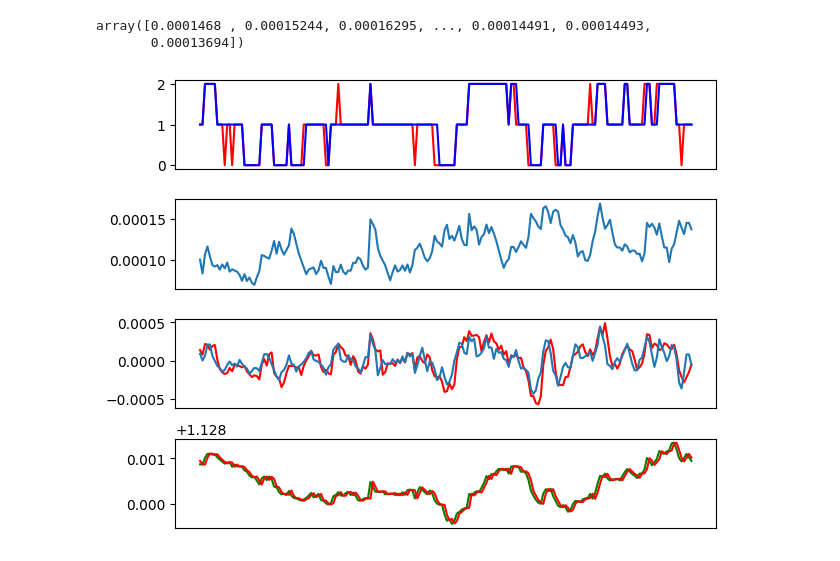
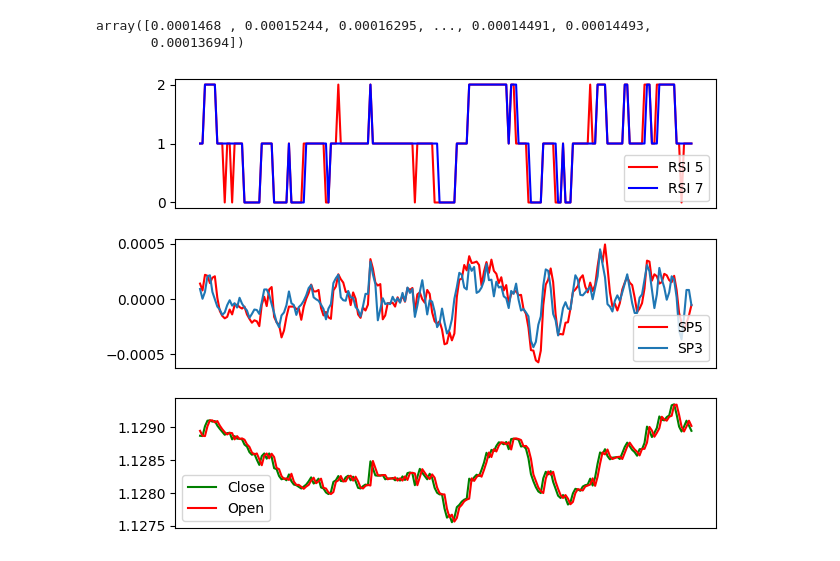
Before and after one commit to AlexCh069/iqoptions_bot, a Jupyter notebook: notebooks/dbscan.ipynb, the cells around one changed output. Drawn from its saved outputs; the diff is of its cells as text; code cells hidden in the pictures.

```diff
--- a/notebooks/dbscan.ipynb
+++ b/notebooks/dbscan.ipynb
@@ -97,35 +97,50 @@ data = df
 # %%
 import matplotlib.pyplot as plt
 import seaborn as sns
 import numpy as np
 
 rango = 200
 
-x = np.array(df['from_dt'].iloc[-rango:])
-y = np.array(df['cat_rsi_5'].iloc[-rango:])
-rsi7 = np.array(df['cat_rsi_7'].iloc[-rango:])
-y2 = np.array(df['price_speed_5'].iloc[-rango:])
+from_dt = np.array(df['from_dt'].iloc[-rango:])
+
+rsi_5 = np.array(df['cat_rsi_5'].iloc[-rango:])
+rsi_7 = np.array(df['cat_rsi_7'].iloc[-rango:])
+
+sp5 = np.array(df['price_speed_5'].iloc[-rango:])
 sp3 = np.array(df['price_speed_3'].iloc[-rango:])
-y3 = np.array(df['close'].iloc[-rango:])
-y4 = np.array(df['open'].iloc[-rango:])
+
 volat = np.array(df['atr_5'].iloc[-rango:])
-fig, ax = plt.subplots(4)
 
-# Llama al método plot() en el objeto apropiado
-ax[0].plot(x, y, color = 'r')    # Eje 0
-ax[0].plot(x, rsi7, color = 'b')
-ax[1].plot(x,volat)
-ax[2].plot(x, y2, color = 'r')    # Eje 1
-ax[2].plot(x, sp3)
-ax[3].plot(x, y3, color = 'g')
-ax[3].plot(x,y4, color = 'r')
+close = np.array(df['close'].iloc[-rango:])
+open = np.array(df['open'].iloc[-rango:])
+
+
+fig, ax = plt.subplots(3)
+
+# Gráfico 1: RSI (2 líneas)
+ax[0].plot(from_dt, rsi_5, color='r', label='RSI 5')
+ax[0].plot(from_dt, rsi_7, color='b', label='RSI 7')
+ax[0].legend(loc='best')  # Leyenda para el primer subplot
+
+# # Gráfico 2: Volatilidad (1 línea)
+# ax[1].plot(from_dt, volat, label='Volatilidad')
+# ax[1].legend(loc='best')  # Leyenda para el segundo subplot
+
+# Gráfico 3: SP5 y SP3 (2 líneas)
+ax[1].plot(from_dt, sp5, color='r', label='SP5')
+ax[1].plot(from_dt, sp3, label='SP3')
+ax[1].legend(loc='best')  # Leyenda para el tercer subplot
+
+# Gráfico 4: Precios (open y close)
+ax[2].plot(from_dt, close, color='g', label='Close')
+ax[2].plot(from_dt, open, color='r', label='Open')
+ax[2].legend(loc='best')  # Leyenda para el cuarto subplot
 
 # Ocultar etiquetas del eje X en todos los subplots
 for axis in ax:
-    axis.set_xticks([])  # Elimina los números del eje X
-    # axis.set_xticklabels([])  # Alternativa equivalente
+    axis.set_xticks([])
 
 plt.tight_layout()  # Ajusta el espaciado entre subplots
 plt.show()
 # %% [output]
-[figure, old version]
+[figure, new version]
```
Also changed, not shown: parts of 9 cells of this notebook, 2 other files.
